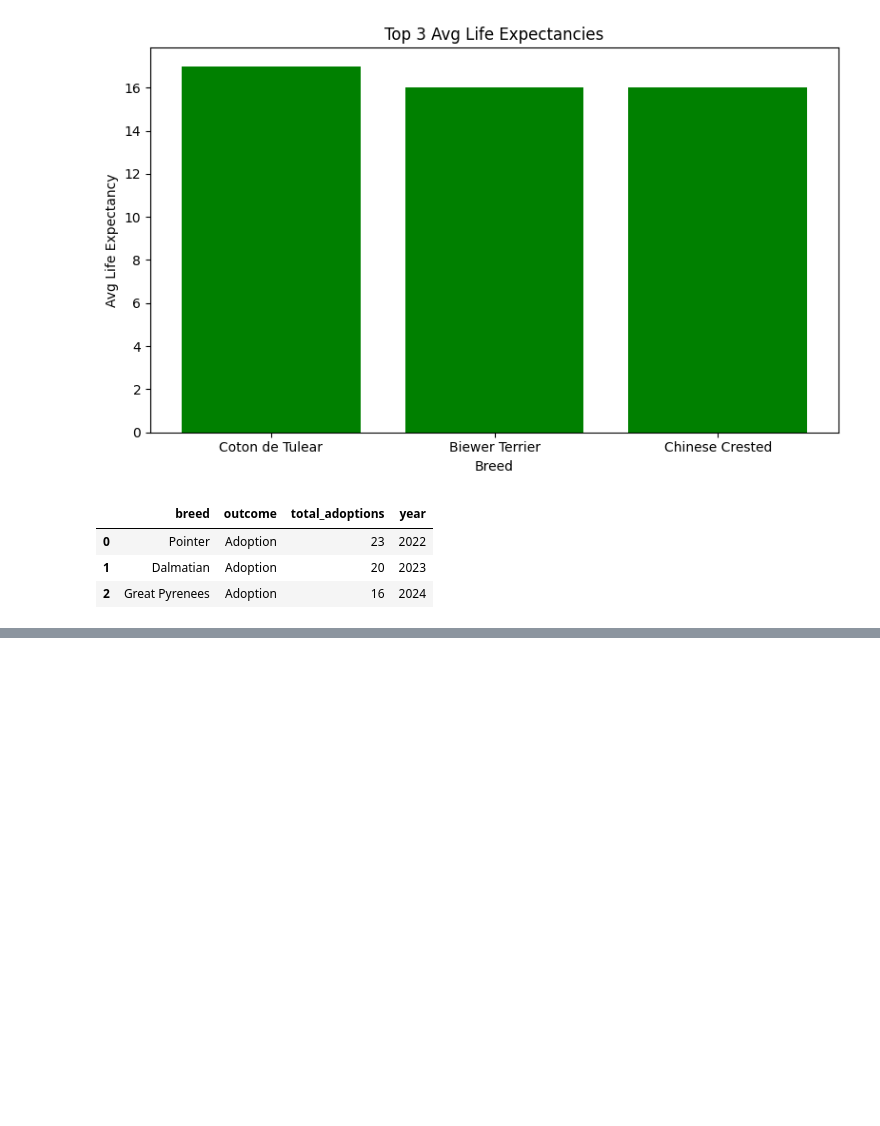
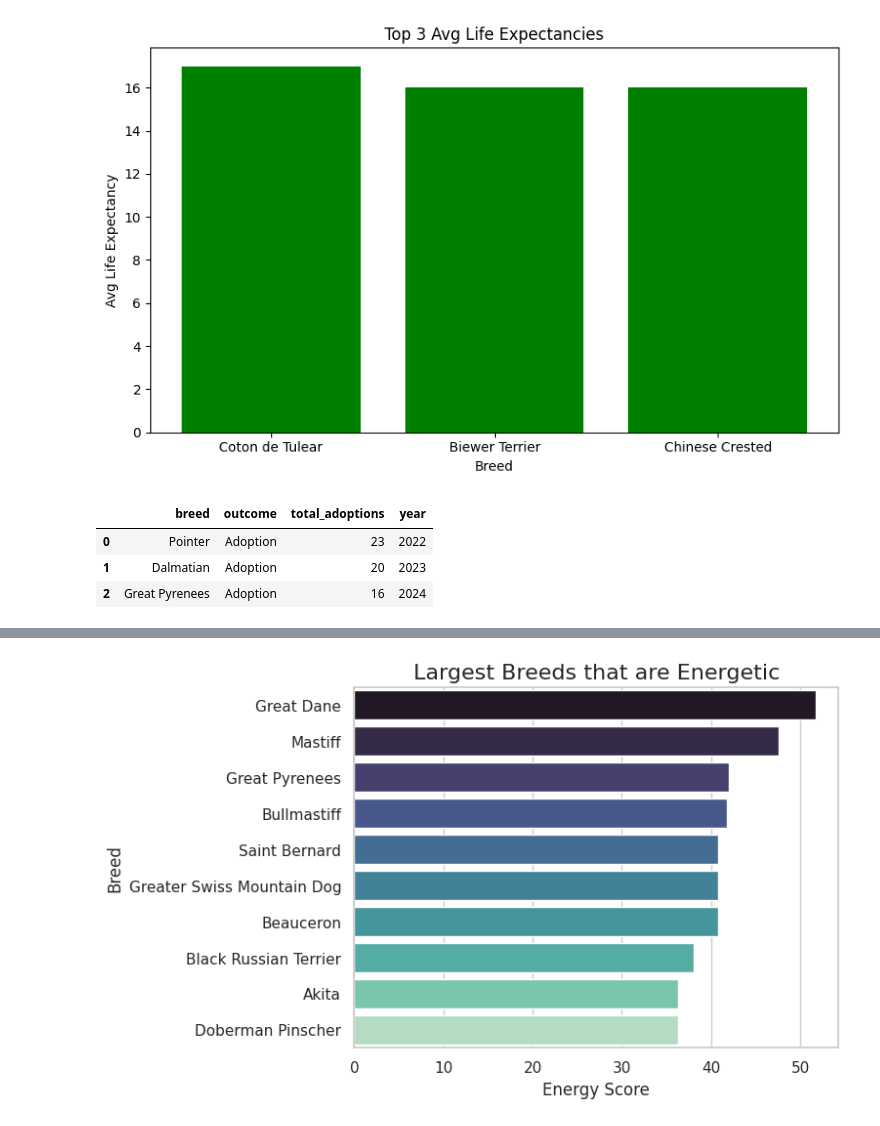
Before and after one commit to Decabra/doggy-delights, a Jupyter notebook: doggy_delights.ipynb, the cells around one changed output, grey strips where cells are left out. Cells and saved outputs as stored; diff of their text form; code cells hidden in the pictures; blank space fills up the shorter version.

Commit message:
incorporated 2 graphs from presentation

```diff
--- a/doggy_delights.ipynb
+++ b/doggy_delights.ipynb
@@ -1051,0 +1109,17 @@ fig.show()
+# %%
+# plot out energetic and popular dog breeds
+# Set a clean style
+sns.set(style="whitegrid")
+
+# Create the bar plot and use the make palette
+sns.barplot(data=energetic_breeds_query, x='energy_score', y='breed', hue='breed', palette='mako', legend=False)
+
+# Set the title and and x and y labels
+plt.title("Largest Breeds that are Energetic", fontsize=16)
+plt.xlabel("Energy Score")
+plt.ylabel("Breed")
+
+# Show plot
+plt.show()
+# %% [output]
+[figure, added]
```
Also changed, not shown: parts of 6 cells of this notebook, 1 other file.
